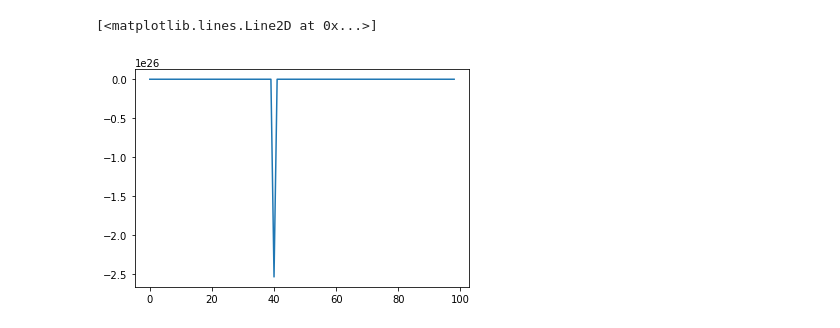
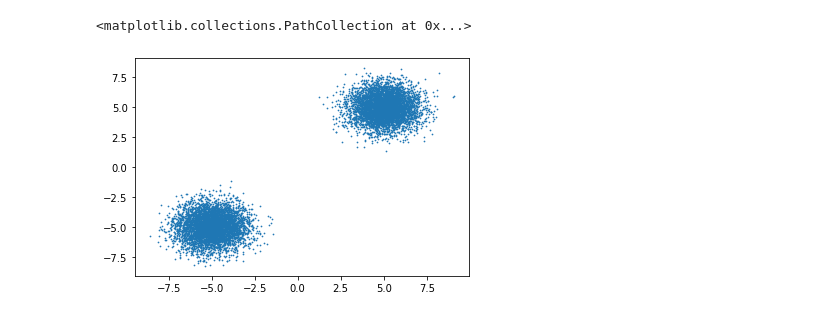
Before and after one commit to ocallam6/GES, a Jupyter notebook: Practice/nf.ipynb, the cells around one changed output. Saved outputs shown, nothing was run; the diff lists cells and outputs as text; code cells hidden in the pictures.

```diff
--- a/Practice/nf.ipynb
+++ b/Practice/nf.ipynb
@@ -77,15 +94,20 @@ class FlowGMM(nn.Module):
 # %%
 n_samples = 10000
 batch_size=1000
+# Increase or decrease this if you wish.
+r = 5.0
+means = torch.tensor([[-r, -r], [r, r]])
+
 from torch.utils.data import DataLoader
 # Define distribution.
 from sklearn import cluster, datasets, mixture
 from sklearn.preprocessing import StandardScaler
+
 noisy_moons = datasets.make_moons(n_samples=n_samples, noise=.05)
 X= noisy_moons[0]
 X = StandardScaler().fit_transform(X)
 X=DataLoader(torch.tensor(X).float(),batch_size=batch_size)
-model = FlowGMM(layers=5,n_features=noisy_moons[0].shape[-1],mixture_components=2,hidden_dims=[10,10],d=1)
+model = FlowGMM(layers=3,n_features=noisy_moons[0].shape[-1],mixture_components=2,hidden_dims=[50,50],d=1,means=means)
 
 # Training hyperparameters.
 learning_rate = 1e-4
@@ -146,6 +263,10 @@ for i in range(len(plot_loss)):
+# %%
+x=TorchGaussMixture(means=means)
+# %%
+plot=x.sample_n(10000).detach().numpy()
 # %%
 import matplotlib.pyplot as plt
-plt.plot(plot_loss)
+plt.scatter(plot.transpose()[0],plot.transpose()[1],s=0.5)
 # %% [output]
-[<matplotlib.lines.Line2D at 0x...>]
+<matplotlib.collections.PathCollection at 0x...>
-[figure, old version]
+[figure, new version]
```
Also changed, not shown: parts of 20 cells of this notebook, 27 other files.
